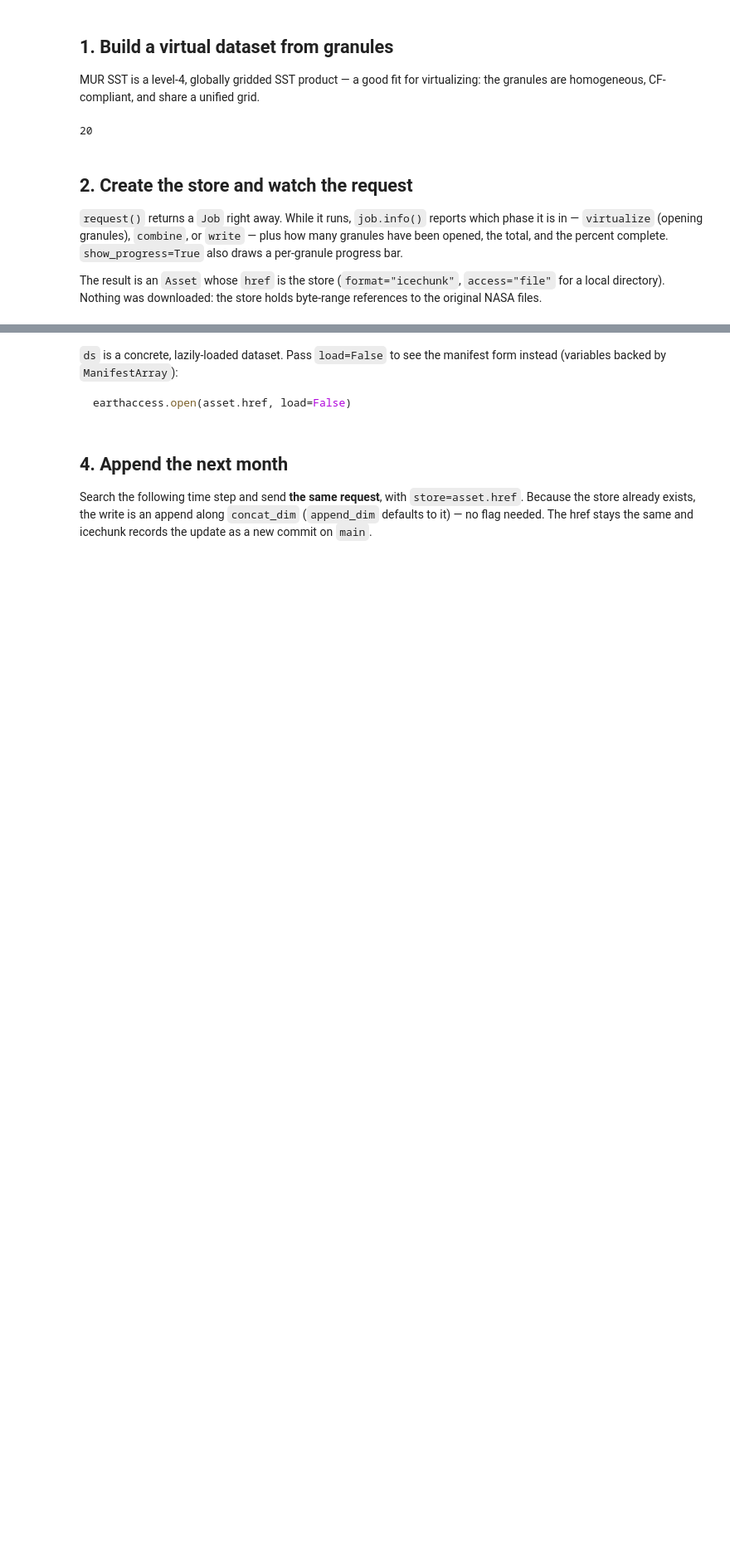
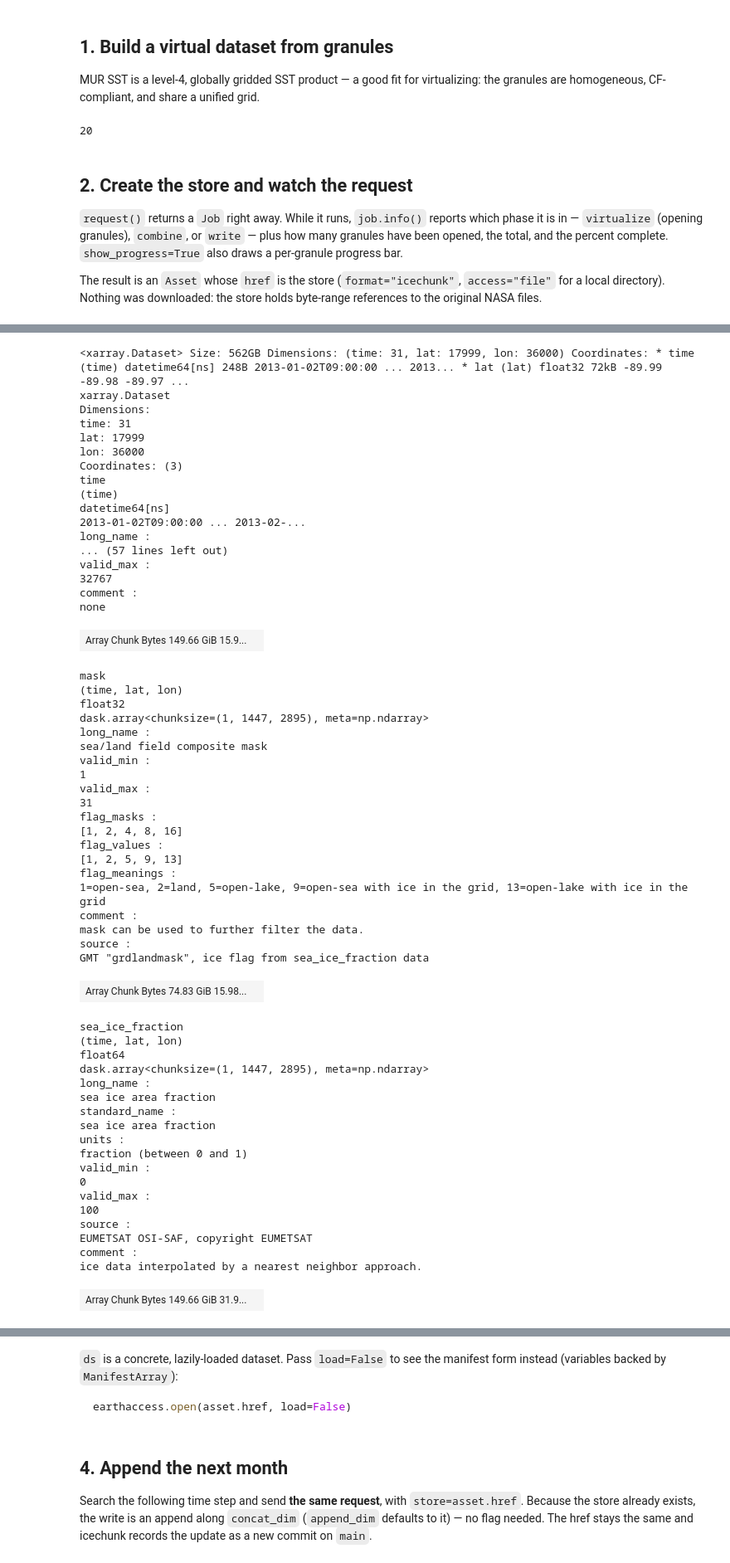
Before and after one commit to betolink/earthaccess, a Jupyter notebook: docs/tutorials/plugins/vds.ipynb, the cells around one changed output, grey strips where cells are left out. Shown at 83% size. Saved outputs shown, nothing was run; the diff lists cells and outputs as text; code cells hidden in the pictures; blank space fills up the shorter version.

```diff
--- a/docs/tutorials/plugins/vds.ipynb
+++ b/docs/tutorials/plugins/vds.ipynb
@@ -104,4 +125,5 @@ original NASA files.
 # %%
-ds = earthaccess.open(asset.href)
+ds = earthaccess.open_virtual(asset.href)
 print(f"Dataset spanning from {ds.time.min().values} to {ds.time.max().values}")
 ds
+# %% [output]
@@ -107,0 +133,58 @@ ds
+<xarray.Dataset> Size: 562GB Dimensions: (time: 31, lat: 17999, lon: 36000) Coordinates: * time (time) datetime64[ns] 248B 2013-01-02T09:00:00 ... 2013... * lat (lat) float32 72kB -89.99 -89.98 -89.97 ...
+xarray.Dataset
+Dimensions:
+time: 31
+lat: 17999
+lon: 36000
+Coordinates: (3)
+time
+(time)
+datetime64[ns]
+2013-01-02T09:00:00 ... 2013-02-...
+long_name :
+... (57 lines left out)
+valid_max :
+32767
+comment :
+none
+| Array Chunk Bytes 149.66 GiB 15.9... |  |
+mask
+(time, lat, lon)
+float32
+dask.array<chunksize=(1, 1447, 2895), meta=np.ndarray>
+long_name :
+sea/land field composite mask
+valid_min :
+1
+valid_max :
+31
+flag_masks :
+[1, 2, 4, 8, 16]
+flag_values :
+[1, 2, 5, 9, 13]
+flag_meanings :
+1=open-sea, 2=land, 5=open-lake, 9=open-sea with ice in the grid, 13=open-lake with ice in the grid
+comment :
+mask can be used to further filter the data.
+source :
+GMT "grdlandmask", ice flag from sea_ice_fraction data
+| Array Chunk Bytes 74.83 GiB 15.98... |  |
+sea_ice_fraction
+(time, lat, lon)
+float64
+dask.array<chunksize=(1, 1447, 2895), meta=np.ndarray>
+long_name :
+sea ice area fraction
+standard_name :
+sea ice area fraction
+units :
+fraction (between 0 and 1)
+valid_min :
+0
+valid_max :
+100
+source :
+EUMETSAT OSI-SAF, copyright EUMETSAT
+comment :
+ice data interpolated by a nearest neighbor approach.
+| Array Chunk Bytes 149.66 GiB 31.9... |  |
```
Also changed, not shown: parts of 10 cells of this notebook, 1 other file.
